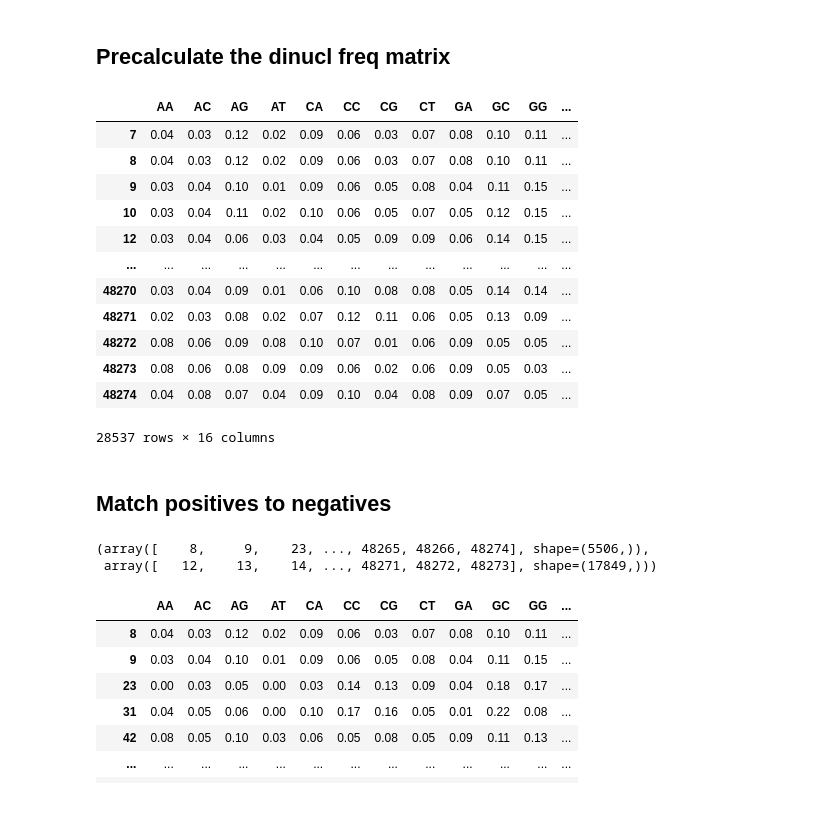
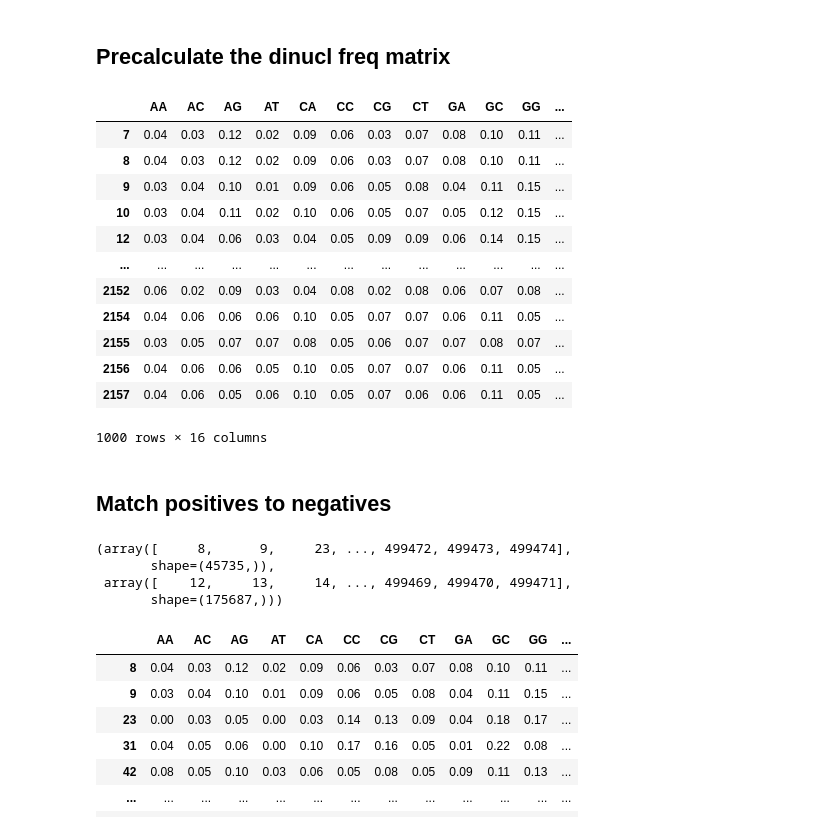
Before and after one commit to NatanTourne/TFBS-negatives, a Jupyter notebook: testing_ground/20250602_new_sampling_method.ipynb, the cells around one changed output. Drawn from its saved outputs; the diff is of its cells as text; code cells hidden in the pictures.

```diff
--- a/testing_ground/20250602_new_sampling_method.ipynb
+++ b/testing_ground/20250602_new_sampling_method.ipynb
@@ -7,7 +7,7 @@ from tqdm import tqdm
 from tqdm import trange
 # %%
 # Open the H5torch file in read mode
-file_path = "/data/home/natant/Negatives/testing_ground/20250402_test.h5t"
+file_path = "/data/home/natant/Negatives/Data/Encode690/ENCODE_hg38_subset_101bp_celltypes_ATAC_H5_all_chr copy/A549.h5t"
 f =  h5torch.File(file_path, "r")
 # %%
 f["0/prot_names"][:]
@@ -89,31 +89,31 @@ def dinuc_freq_vector(seq: str) -> np.ndarray:
 ## Precalculate the dinucl freq matrix
 # %%
 # For demonstration, let's use a subset (e.g., first 100) of indices for efficiency
-indices = not_all_zeros_indices  # or negatives[:100] or any other indices
+indices = not_all_zeros_indices[:1000]  #! REMOVE # or negatives[:100] or any other indices
 
 # Get sequences for the indices
 sequences = get_sequence(indices, rev_map=True)
 
 # Calculate dinucleotide frequency vectors for each sequence
 dinuc_vectors = np.array([dinuc_freq_vector(seq) for seq in sequences])
 
 # Create a DataFrame: rows = indices, columns = dinucleotide names
 df_dinuc = pd.DataFrame(dinuc_vectors, index=indices, columns=DINUC_LIST)
 df_dinuc
 # %% [output]
 |  | AA | AC | AG | AT | CA | CC | CG | CT | GA | GC | GG | ... |
 | 7 | 0.04 | 0.03 | 0.12 | 0.02 | 0.09 | 0.06 | 0.03 | 0.07 | 0.08 | 0.10 | 0.11 | ... |
 | 8 | 0.04 | 0.03 | 0.12 | 0.02 | 0.09 | 0.06 | 0.03 | 0.07 | 0.08 | 0.10 | 0.11 | ... |
 | 9 | 0.03 | 0.04 | 0.10 | 0.01 | 0.09 | 0.06 | 0.05 | 0.08 | 0.04 | 0.11 | 0.15 | ... |
 | 10 | 0.03 | 0.04 | 0.11 | 0.02 | 0.10 | 0.06 | 0.05 | 0.07 | 0.05 | 0.12 | 0.15 | ... |
 | 12 | 0.03 | 0.04 | 0.06 | 0.03 | 0.04 | 0.05 | 0.09 | 0.09 | 0.06 | 0.14 | 0.15 | ... |
 | ... | ... | ... | ... | ... | ... | ... | ... | ... | ... | ... | ... | ... |
-| 48270 | 0.03 | 0.04 | 0.09 | 0.01 | 0.06 | 0.10 | 0.08 | 0.08 | 0.05 | 0.14 | 0.14 | ... |
-| 48271 | 0.02 | 0.03 | 0.08 | 0.02 | 0.07 | 0.12 | 0.11 | 0.06 | 0.05 | 0.13 | 0.09 | ... |
-| 48272 | 0.08 | 0.06 | 0.09 | 0.08 | 0.10 | 0.07 | 0.01 | 0.06 | 0.09 | 0.05 | 0.05 | ... |
-| 48273 | 0.08 | 0.06 | 0.08 | 0.09 | 0.09 | 0.06 | 0.02 | 0.06 | 0.09 | 0.05 | 0.03 | ... |
-| 48274 | 0.04 | 0.08 | 0.07 | 0.04 | 0.09 | 0.10 | 0.04 | 0.08 | 0.09 | 0.07 | 0.05 | ... |
+| 2152 | 0.06 | 0.02 | 0.09 | 0.03 | 0.04 | 0.08 | 0.02 | 0.08 | 0.06 | 0.07 | 0.08 | ... |
+| 2154 | 0.04 | 0.06 | 0.06 | 0.06 | 0.10 | 0.05 | 0.07 | 0.07 | 0.06 | 0.11 | 0.05 | ... |
+| 2155 | 0.03 | 0.05 | 0.07 | 0.07 | 0.08 | 0.05 | 0.06 | 0.07 | 0.07 | 0.08 | 0.07 | ... |
+| 2156 | 0.04 | 0.06 | 0.06 | 0.05 | 0.10 | 0.05 | 0.07 | 0.07 | 0.06 | 0.11 | 0.05 | ... |
+| 2157 | 0.04 | 0.06 | 0.05 | 0.06 | 0.10 | 0.05 | 0.07 | 0.06 | 0.06 | 0.11 | 0.05 | ... |
-28537 rows × 16 columns
+1000 rows × 16 columns
 # %% [markdown]
 ## Match positives to negatives
 # %%
@@ -132,8 +132,10 @@ negatives = np.where((tf_row == 0) & (~mask_all_zeros))[0]
 
 positives, negatives
 # %% [output]
-(array([    8,     9,    23, ..., 48265, 48266, 48274], shape=(5506,)),
- array([   12,    13,    14, ..., 48271, 48272, 48273], shape=(17849,)))
+(array([     8,      9,     23, ..., 499472, 499473, 499474],
+       shape=(45735,)),
+ array([    12,     13,     14, ..., 499469, 499470, 499471],
+       shape=(175687,)))
 # %%
 df_dinuc_pos = df_dinuc.loc[positives]
 df_dinuc_pos
```
Also changed, not shown: parts of 1 cell of this notebook, 5 other files.
